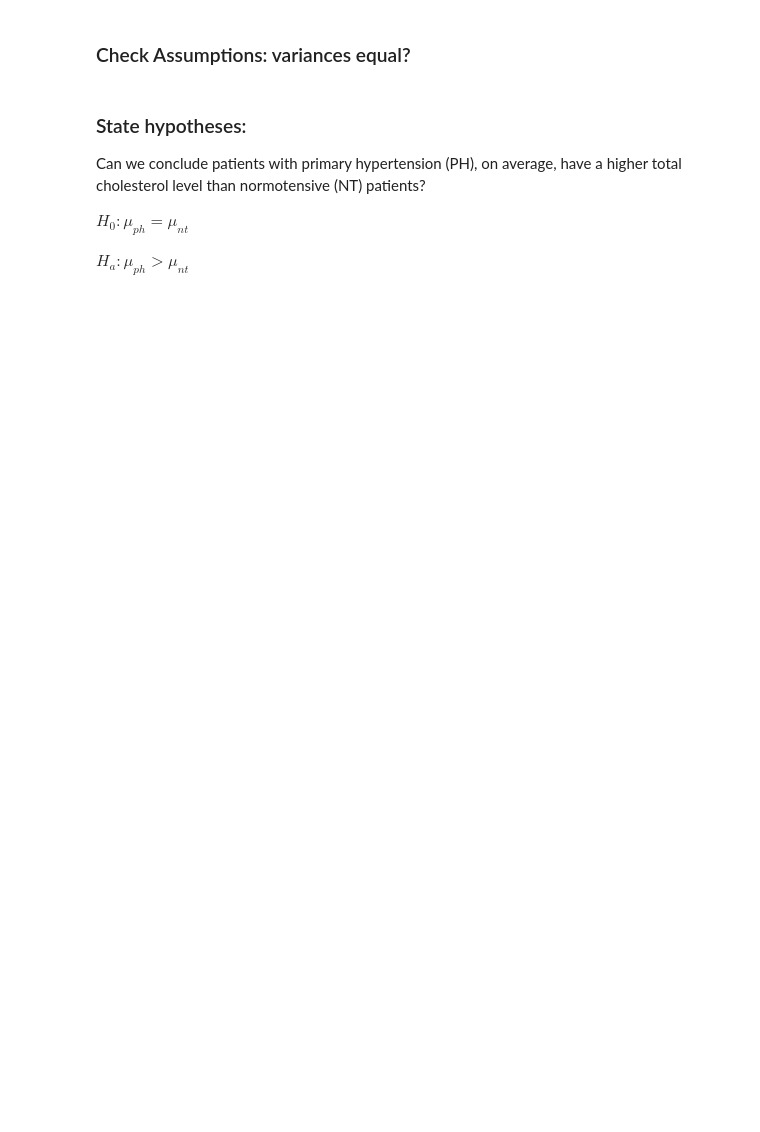
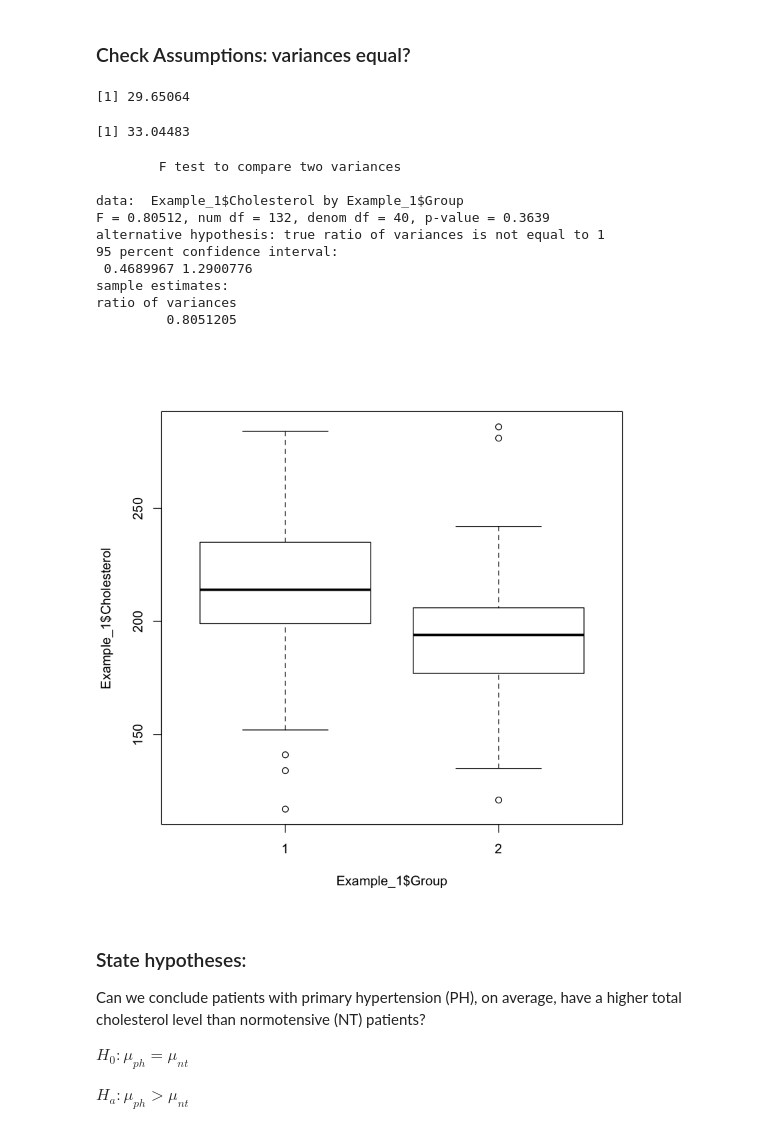
Before and after one commit to sarahmul/BioStatsBasics, a Jupyter notebook: InferentialStats.ipynb, the cells around one changed output. Saved outputs shown, nothing was run; the diff lists cells and outputs as text; code cells hidden in the pictures; blank space fills up the shorter version.

```diff
--- a/InferentialStats.ipynb
+++ b/InferentialStats.ipynb
@@ -46,11 +52,25 @@ qqnorm(Example_1[Example_1[,2]==2,][,1])
 # %%
 par(mfrow=c(1,1))
 boxplot(Example_1$Cholesterol~Example_1$Group)
 sqrt(var(Example_1[Example_1[,2]==1,][,1]))
 sqrt(var(Example_1[Example_1[,2]==2,][,1]))
 
-#res.ftest <- var.test(Example_1$Cholesterol~Example_1$Group)
-#res.ftest
+res.ftest <- var.test(Example_1$Cholesterol~Example_1$Group)
+res.ftest
+# %% [output]
+[1] 29.65064
+[1] 33.04483
+        F test to compare two variances
+
+data:  Example_1$Cholesterol by Example_1$Group
+F = 0.80512, num df = 132, denom df = 40, p-value = 0.3639
+alternative hypothesis: true ratio of variances is not equal to 1
+95 percent confidence interval:
+ 0.4689967 1.2900776
+sample estimates:
+ratio of variances
+         0.8051205
+[figure, added]
 # %% [markdown]
 ### State hypotheses:
 
```
Also changed, not shown: parts of 26 cells of this notebook, 2 other files.
